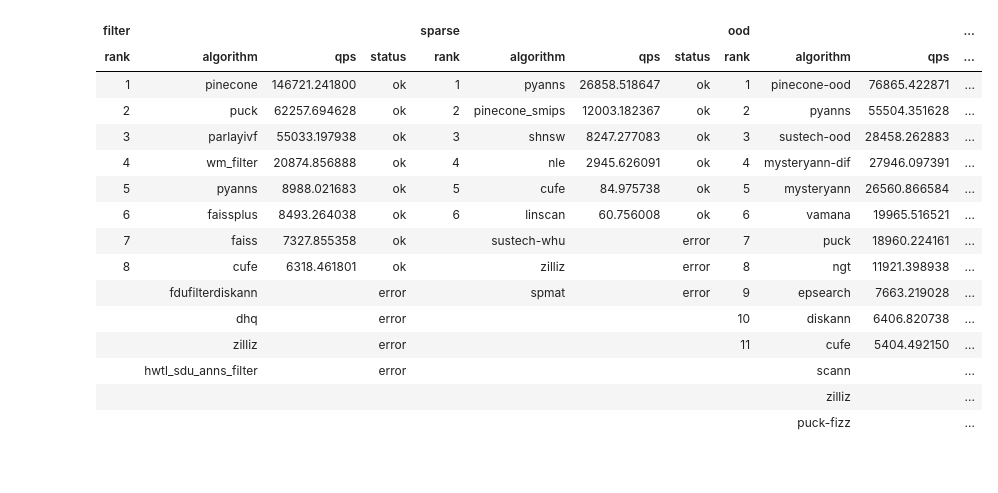
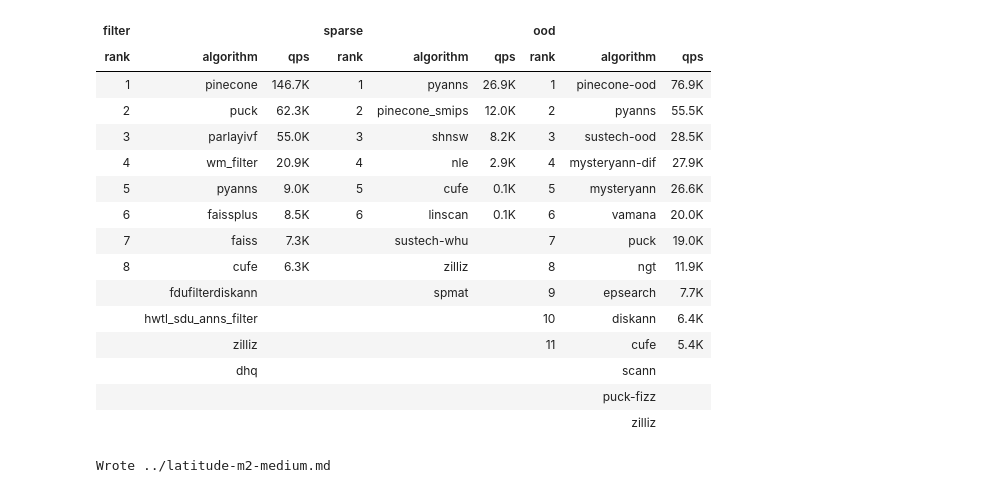
Before and after one commit to harsha-simhadri/big-ann-benchmarks, a Jupyter notebook: neurips23/latitude/analysis.ipynb, the cells around one changed output. Cells and saved outputs as stored; diff of their text form; code cells hidden in the pictures.

Commit message:
error dir cleanup ; fixup nb and rerun

```diff
--- a/neurips23/latitude/analysis.ipynb
+++ b/neurips23/latitude/analysis.ipynb
@@ -1,6 +1,6 @@
 # %%
 # Relative path to competition data export file
-CSV = "data_export_m2-medium.csv"
+CSV = "data_export_m4-metal-medium.csv"
 
 # Relative path to competition directory
 COMPETITION_DIR = ".."
@@ -11,8 +11,8 @@ DATASETS = []
 # Competition recall/ap threshold
 RECALL_AP_THRESHOLD = 0.9
 
-# Markdown file
-MARKDOWN = "../latitude-m2-medium.md"
+# Markdown template file
+MARKDOWN = "./_latitude-m4-metal-medium.md"
 # %%
 import pandas as pd
 import os
@@ -22,6 +22,8 @@ import re
 import helper
 import importlib
 from IPython.core.display import HTML
+# %%
+pd.set_option('display.precision', 2)
 # %%
 # read CSV
 df = pd.read_csv( CSV )
@@ -66,7 +68,10 @@ for name, group in grps:
 
     # create a rank numeric column
     ranking_df['rank'] = ranking_df.apply( lambda row: int(row.name)+1, axis=1)
-    ranking_df['rank'] = ranking_df['rank'].astype('Int64')
+    ranking_df['rank'] = ranking_df['rank'].astype('Int64') # Int64 supports NaN
+
+    # change 'qps' to K
+    ranking_df['qps'] = ranking_df['qps']/1000.0
 
     # return the track and dataset as column
     ranking_df['track'] = track
@@ -87,9 +110,9 @@ pivot_df =  master_df.pivot_table(index=['rank'],
 #pivot_df
 # %%
 # group specific track columns
-reorder_df = pivot_df[ [ ('algorithm','filter'), ( 'qps','filter' ), ( 'status','filter' ), \
-            ('algorithm','sparse'), ( 'qps','sparse' ), ( 'status','sparse' ),
-            ('algorithm','ood'),    ( 'qps','ood' ), ( 'status','ood' ) ] ]
+reorder_df = pivot_df[ [ ('algorithm','filter'), ( 'qps','filter' ), \
+            ('algorithm','sparse'), ( 'qps','sparse' ), \
+            ('algorithm','ood'),    ( 'qps','ood' ) ] ]
 #reorder_df
 # %%
 # swap hierarchical index for columns
@@ -134,39 +157,47 @@ display_df_styled
 # %%
 # convert styled table to html string
 
 importlib.reload(helper) # need to reload if editing simultaneuosly
 
 # hide row index and export to html
-html = display_df_styled.hide(axis=0).to_html()
+html = display_df_styled.\
+    format(formatter="{:20,.1f}K", na_rep="", \
+           subset=pd.IndexSlice[:, pd.IndexSlice['filter','qps']]).\
+    format(formatter="{:20,.1f}K", na_rep="", \
+           subset=pd.IndexSlice[:, pd.IndexSlice['sparse','qps']]).\
+    format(formatter="{:20,.1f}K", na_rep="", \
+           subset=pd.IndexSlice[:, pd.IndexSlice['ood','qps']]).\
+    hide(axis=0).\
+    to_html()
 
 # remove style tag (markdown doesn't use it anyway)
 new_html = helper.remove_style_prefix(html)
 
 # replace all "nan"s with empty string
 new_html = new_html.replace("nan","")
 
 # insert links for specific use cases (ie, errors)
 new_html = helper.replace_table_with_links(new_html, swap_df)
 
 # display in-line
 HTML(new_html)
 # %% [output]
-| filter |  |  |  | sparse |  |  |  | ood |  |  | ... |
-| rank | algorithm | qps | status | rank | algorithm | qps | status | rank | algorithm | qps | ... |
-| 1 | pinecone | 146721.241800 | ok | 1 | pyanns | 26858.518647 | ok | 1 | pinecone-ood | 76865.422871 | ... |
-| 2 | puck | 62257.694628 | ok | 2 | pinecone_smips | 12003.182367 | ok | 2 | pyanns | 55504.351628 | ... |
-| 3 | parlayivf | 55033.197938 | ok | 3 | shnsw | 8247.277083 | ok | 3 | sustech-ood | 28458.262883 | ... |
-| 4 | wm_filter | 20874.856888 | ok | 4 | nle | 2945.626091 | ok | 4 | mysteryann-dif | 27946.097391 | ... |
-| 5 | pyanns | 8988.021683 | ok | 5 | cufe | 84.975738 | ok | 5 | mysteryann | 26560.866584 | ... |
-| 6 | faissplus | 8493.264038 | ok | 6 | linscan | 60.756008 | ok | 6 | vamana | 19965.516521 | ... |
-| 7 | faiss | 7327.855358 | ok |  | sustech-whu |  | error | 7 | puck | 18960.224161 | ... |
-| 8 | cufe | 6318.461801 | ok |  | zilliz |  | error | 8 | ngt | 11921.398938 | ... |
-|  | fdufilterdiskann |  | error |  | spmat |  | error | 9 | epsearch | 7663.219028 | ... |
-|  | dhq |  | error |  |  |  |  | 10 | diskann | 6406.820738 | ... |
-|  | zilliz |  | error |  |  |  |  | 11 | cufe | 5404.492150 | ... |
-|  | hwtl_sdu_anns_filter |  | error |  |  |  |  |  | scann |  | ... |
-|  |  |  |  |  |  |  |  |  | zilliz |  | ... |
-|  |  |  |  |  |  |  |  |  | puck-fizz |  | ... |
+| filter |  |  | sparse |  |  | ood |  |  |
+| rank | algorithm | qps | rank | algorithm | qps | rank | algorithm | qps |
+| 1 | pinecone | 146.7K | 1 | pyanns | 26.9K | 1 | pinecone-ood | 76.9K |
+| 2 | puck | 62.3K | 2 | pinecone_smips | 12.0K | 2 | pyanns | 55.5K |
+| 3 | parlayivf | 55.0K | 3 | shnsw | 8.2K | 3 | sustech-ood | 28.5K |
+| 4 | wm_filter | 20.9K | 4 | nle | 2.9K | 4 | mysteryann-dif | 27.9K |
+| 5 | pyanns | 9.0K | 5 | cufe | 0.1K | 5 | mysteryann | 26.6K |
+| 6 | faissplus | 8.5K | 6 | linscan | 0.1K | 6 | vamana | 20.0K |
+| 7 | faiss | 7.3K |  | sustech-whu |  | 7 | puck | 19.0K |
+| 8 | cufe | 6.3K |  | zilliz |  | 8 | ngt | 11.9K |
+|  | fdufilterdiskann |  |  | spmat |  | 9 | epsearch | 7.7K |
+|  | hwtl_sdu_anns_filter |  |  |  |  | 10 | diskann | 6.4K |
+|  | zilliz |  |  |  |  | 11 | cufe | 5.4K |
+|  | dhq |  |  |  |  |  | scann |  |
+|  |  |  |  |  |  |  | puck-fizz |  |
+|  |  |  |  |  |  |  | zilliz |  |
 # %%
 # insert html into the markdown
 
@@ -186,3 +217,5 @@ with open(MARKDOWN,'w') as md:
     contents = md.write(new_contents)
 
 print("Wrote", MARKDOWN)
+# %% [output]
+Wrote ../latitude-m2-medium.md
```
Also changed, not shown: parts of 2 cells of this notebook, 7 other files.
